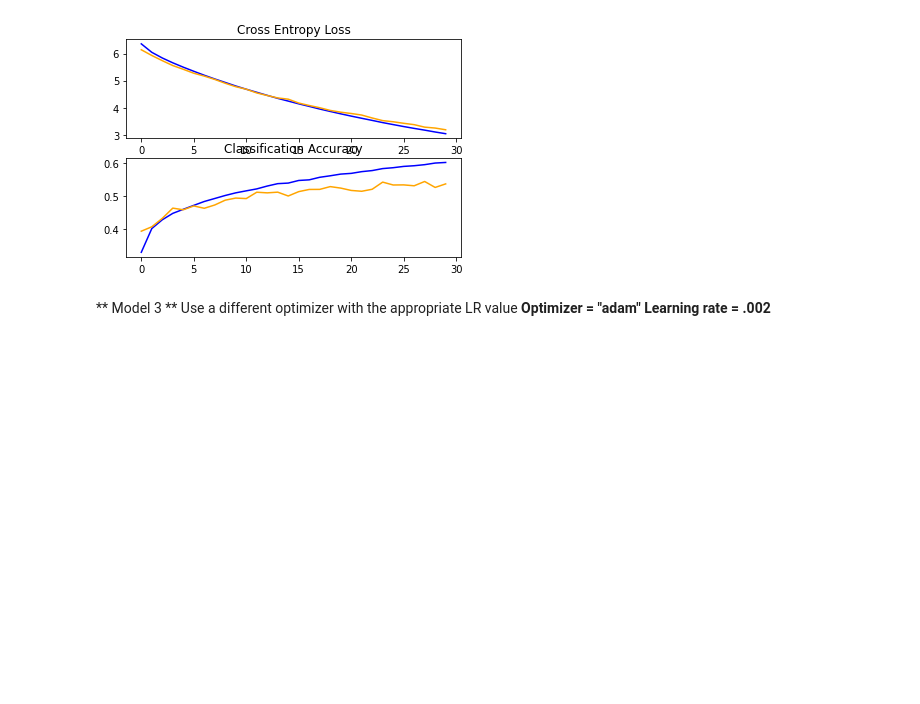
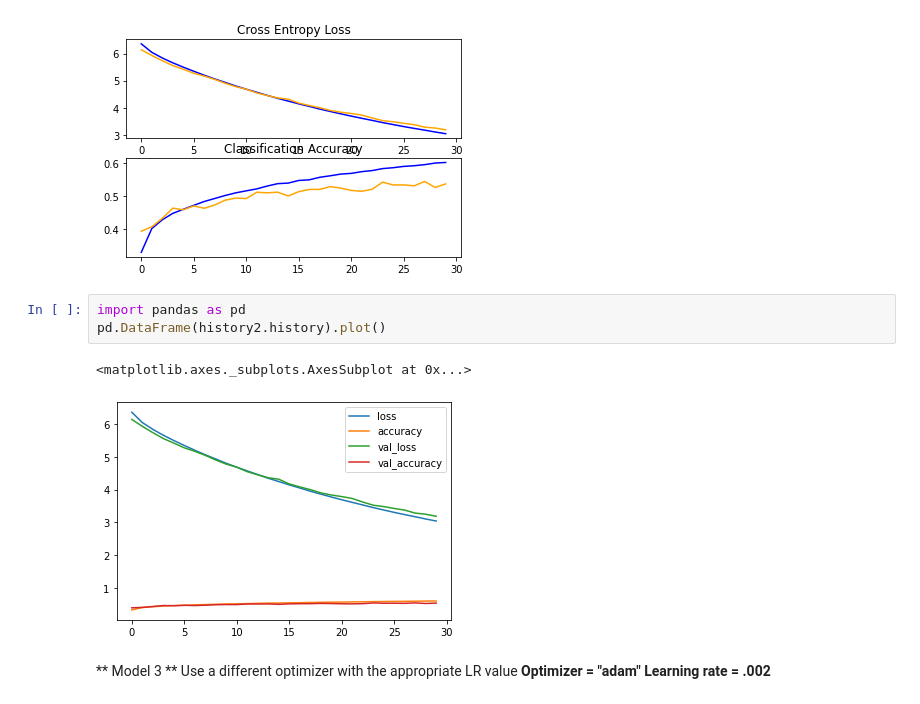
Before and after one commit to kk-ecu/MachineLearning, a Jupyter notebook: 06_CIFAR-10.ipynb, the cells around one changed output. Saved outputs shown, nothing was run; the diff lists cells and outputs as text; blank space fills up the shorter version.

```diff
--- a/06_CIFAR-10.ipynb
+++ b/06_CIFAR-10.ipynb
@@ -238,6 +324,12 @@ print('> %.3f' % (acc * 100.0))
 summarize_diagnostics(history2)
 # %% [output]
 [figure]
+# %%
+import pandas as pd
+pd.DataFrame(history2.history).plot()
+# %% [output]
+<matplotlib.axes._subplots.AxesSubplot at 0x...>
+[figure, added]
 # %% [markdown]
 ** Model 3 **
 </br>Use a different optimizer with the appropriate LR value
```
Also changed, not shown: parts of 11 cells of this notebook.
